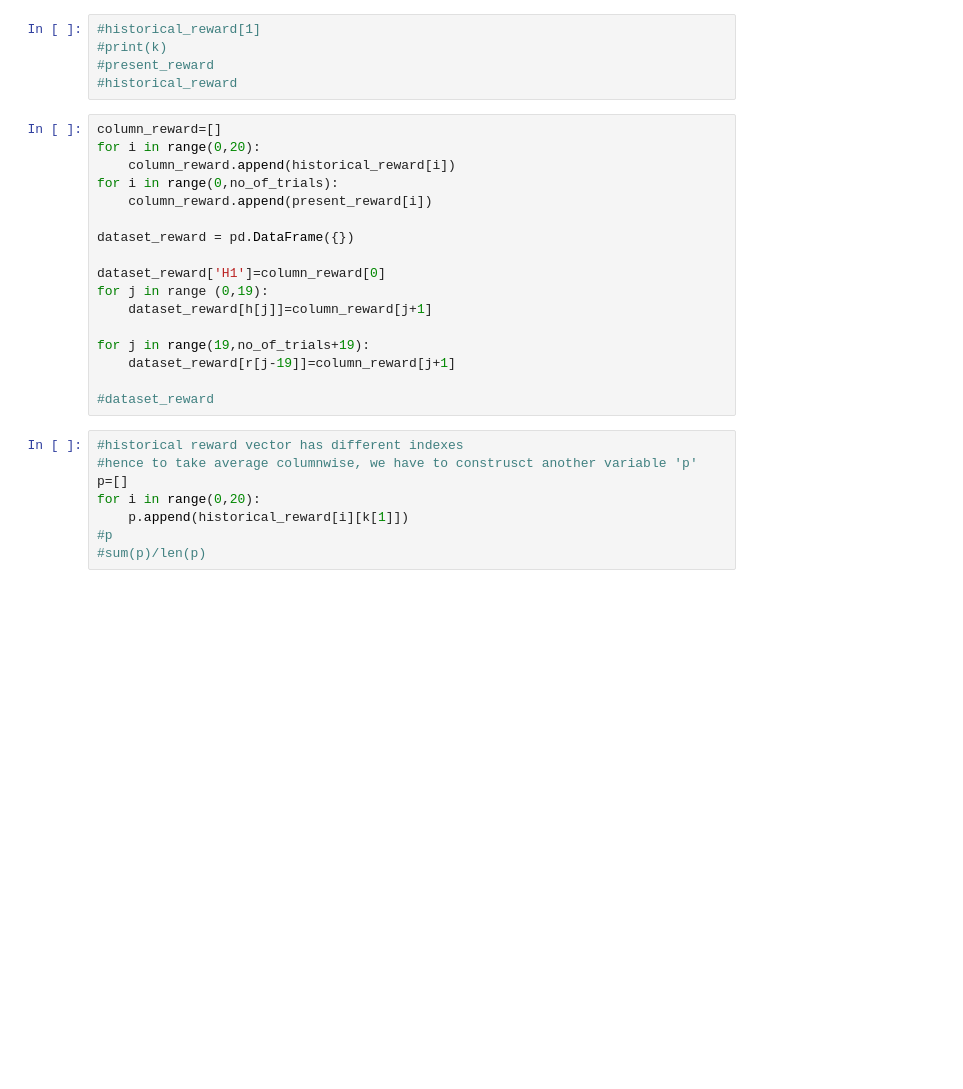
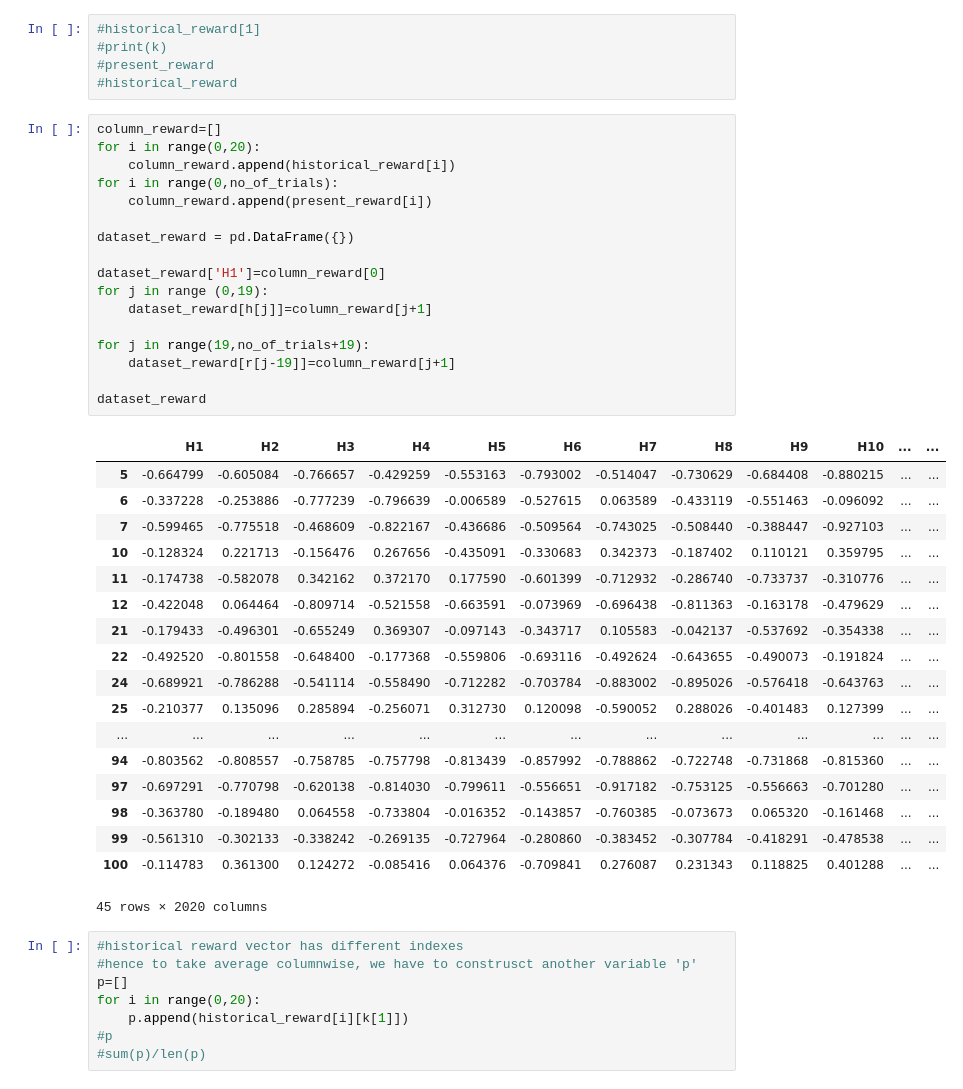
Before and after one commit to snehamaheshwari07/Risk-aware-Multi-Armed-Bandit, a Jupyter notebook: Untitled1.ipynb, the cells around one changed output. Saved outputs shown, nothing was run; the diff lists cells and outputs as text; blank space fills up the shorter version.

```diff
--- a/Untitled1.ipynb
+++ b/Untitled1.ipynb
@@ -308,20 +327,39 @@ for t in range(1,no_of_trials+1):
 # %%
 column_reward=[]
 for i in range(0,20):
     column_reward.append(historical_reward[i])
 for i in range(0,no_of_trials):
     column_reward.append(present_reward[i])
 
 dataset_reward = pd.DataFrame({})
 
 dataset_reward['H1']=column_reward[0]
 for j in range (0,19):
     dataset_reward[h[j]]=column_reward[j+1]
 
 for j in range(19,no_of_trials+19):
     dataset_reward[r[j-19]]=column_reward[j+1]
 
-#dataset_reward
+dataset_reward
+# %% [output]
+|  | H1 | H2 | H3 | H4 | H5 | H6 | H7 | H8 | H9 | H10 | ... | ... |
+| 5 | -0.664799 | -0.605084 | -0.766657 | -0.429259 | -0.553163 | -0.793002 | -0.514047 | -0.730629 | -0.684408 | -0.880215 | ... | ... |
+| 6 | -0.337228 | -0.253886 | -0.777239 | -0.796639 | -0.006589 | -0.527615 | 0.063589 | -0.433119 | -0.551463 | -0.096092 | ... | ... |
+| 7 | -0.599465 | -0.775518 | -0.468609 | -0.822167 | -0.436686 | -0.509564 | -0.743025 | -0.508440 | -0.388447 | -0.927103 | ... | ... |
+| 10 | -0.128324 | 0.221713 | -0.156476 | 0.267656 | -0.435091 | -0.330683 | 0.342373 | -0.187402 | 0.110121 | 0.359795 | ... | ... |
+| 11 | -0.174738 | -0.582078 | 0.342162 | 0.372170 | 0.177590 | -0.601399 | -0.712932 | -0.286740 | -0.733737 | -0.310776 | ... | ... |
+| 12 | -0.422048 | 0.064464 | -0.809714 | -0.521558 | -0.663591 | -0.073969 | -0.696438 | -0.811363 | -0.163178 | -0.479629 | ... | ... |
+| 21 | -0.179433 | -0.496301 | -0.655249 | 0.369307 | -0.097143 | -0.343717 | 0.105583 | -0.042137 | -0.537692 | -0.354338 | ... | ... |
+| 22 | -0.492520 | -0.801558 | -0.648400 | -0.177368 | -0.559806 | -0.693116 | -0.492624 | -0.643655 | -0.490073 | -0.191824 | ... | ... |
+| 24 | -0.689921 | -0.786288 | -0.541114 | -0.558490 | -0.712282 | -0.703784 | -0.883002 | -0.895026 | -0.576418 | -0.643763 | ... | ... |
+| 25 | -0.210377 | 0.135096 | 0.285894 | -0.256071 | 0.312730 | 0.120098 | -0.590052 | 0.288026 | -0.401483 | 0.127399 | ... | ... |
+| ... | ... | ... | ... | ... | ... | ... | ... | ... | ... | ... | ... | ... |
+| 94 | -0.803562 | -0.808557 | -0.758785 | -0.757798 | -0.813439 | -0.857992 | -0.788862 | -0.722748 | -0.731868 | -0.815360 | ... | ... |
+| 97 | -0.697291 | -0.770798 | -0.620138 | -0.814030 | -0.799611 | -0.556651 | -0.917182 | -0.753125 | -0.556663 | -0.701280 | ... | ... |
+| 98 | -0.363780 | -0.189480 | 0.064558 | -0.733804 | -0.016352 | -0.143857 | -0.760385 | -0.073673 | 0.065320 | -0.161468 | ... | ... |
+| 99 | -0.561310 | -0.302133 | -0.338242 | -0.269135 | -0.727964 | -0.280860 | -0.383452 | -0.307784 | -0.418291 | -0.478538 | ... | ... |
+| 100 | -0.114783 | 0.361300 | 0.124272 | -0.085416 | 0.064376 | -0.709841 | 0.276087 | 0.231343 | 0.118825 | 0.401288 | ... | ... |
+45 rows × 2020 columns
 # %%
 #historical reward vector has different indexes
 #hence to take average columnwise, we have to construsct another variable 'p'
```
Also changed, not shown: parts of 15 cells of this notebook.
